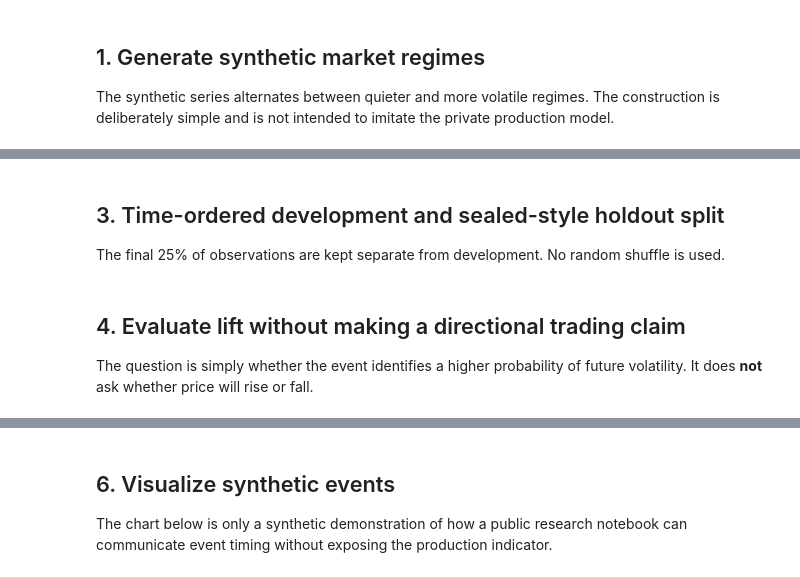
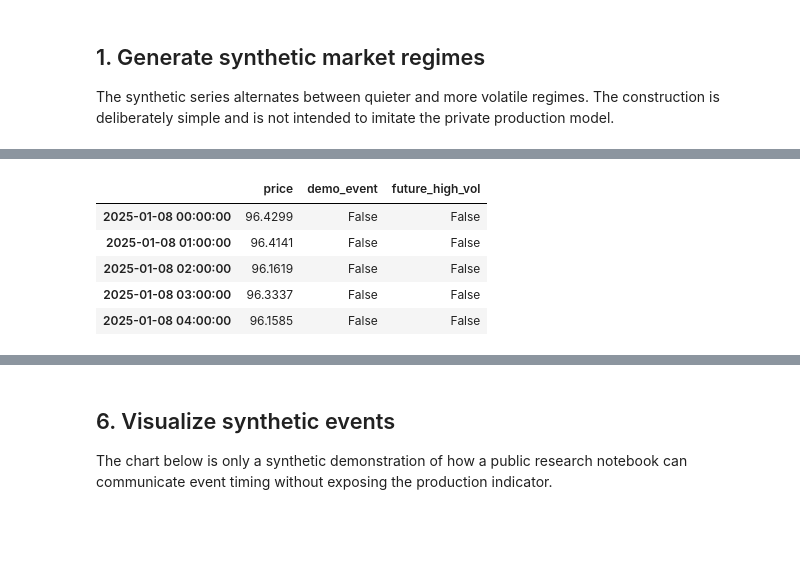
Before and after one commit to xiaoxinbuxin/WaveFilter-Research, a Jupyter notebook: notebooks/public_demo.ipynb, the cells around one changed output, grey strips where cells are left out. Saved outputs shown, nothing was run; the diff lists cells and outputs as text; code cells hidden in the pictures; blank space fills up the shorter version.

```diff
--- a/notebooks/public_demo.ipynb
+++ b/notebooks/public_demo.ipynb
@@ -55,47 +65,49 @@ Every threshold below is computed from information available **before** the curr
 # %%
 history = 168
+horizon = 6
 
 # Historical reference levels use only prior observations.
 prior_low_vol = (
-    df['abs_return']
-    .rolling(history, min_periods=history)
-    .quantile(0.35)
-    .shift(1)
+    df['abs_return'].rolling(history, min_periods=history).quantile(0.35).shift(1)
 )
+prior_high_move = (
+    df['abs_return'].rolling(history, min_periods=history).quantile(0.85).shift(1)
+)
+prior_short_vol = df['abs_return'].rolling(24, min_periods=24).mean().shift(1)
+feature_ready = pd.concat(
+    [prior_low_vol, prior_high_move, prior_short_vol], axis=1
+).notna().all(axis=1)
 
-prior_high_move = (
-    df['abs_return']
-    .rolling(history, min_periods=history)
-    .quantile(0.85)
-    .shift(1)
+# Illustrative event: a large current move after a relatively quiet background.
+# Nullable booleans distinguish an unavailable event from an observed non-event.
+df['demo_event'] = (
+    (prior_short_vol <= prior_low_vol * 1.35)
+    & (df['abs_return'] >= prior_high_move)
+).astype('boolean').where(feature_ready)
+
+future_abs = pd.concat(
+    [df['abs_return'].shift(-i) for i in range(1, horizon + 1)], axis=1
 )
+complete_future = future_abs.notna().all(axis=1)
+df['future_6bar_mean_abs_return'] = future_abs.mean(axis=1, skipna=False)
+df['label_end'] = pd.Series(df.index, index=df.index).shift(-horizon)
 
-prior_short_vol = df['abs_return'].rolling(24, min_periods=24).mean().shift(1)
+# Reference known at event time; future observations are evaluation targets only.
+future_vol_threshold = (
+    df['abs_return'].rolling(history, min_periods=history).quantile(0.70).shift(1)
+)
+df['label_valid'] = (
+    feature_ready & future_vol_threshold.notna() & complete_future
+)
+df['future_high_vol'] = (
+    df['future_6bar_mean_abs_return'] > future_vol_threshold
+).astype('boolean').where(df['label_valid'])
 
-# Generic demonstration event: a large current move after a relatively quiet background.
-df['demo_event'] = (
-    (prior_short_vol <= prior_low_vol * 1.35) &
-    (df['abs_return'] >= prior_high_move)
-)
-
-# A future 6-bar volatility label. This is an evaluation target, not an input.
-future_abs = pd.concat(
-    [df['abs_return'].shift(-i) for i in range(1, 7)],
-    axis=1,
-)
-df['future_6bar_mean_abs_return'] = future_abs.mean(axis=1)
-
-# Causal reference threshold known at event time.
-future_vol_threshold = (
-    df['abs_return']
-    .rolling(history, min_periods=history)
-    .quantile(0.70)
-    .shift(1)
-)
-df['future_high_vol'] = df['future_6bar_mean_abs_return'] > future_vol_threshold
-
-df[['price', 'demo_event', 'future_high_vol']].dropna().head()
+df.loc[df['label_valid'], ['price', 'demo_event', 'future_high_vol']].head()
+# %% [output]
+|  | price | demo_event | future_high_vol |
+| 2025-01-08 00:00:00 | 96.4299 | False | False |
+| 2025-01-08 01:00:00 | 96.4141 | False | False |
+| 2025-01-08 02:00:00 | 96.1619 | False | False |
+| 2025-01-08 03:00:00 | 96.3337 | False | False |
+| 2025-01-08 04:00:00 | 96.1585 | False | False |
-# %% [markdown]
-## 3. Time-ordered development and sealed-style holdout split
-
-The final 25% of observations are kept separate from development. No random shuffle is used.
@@ -111,4 +113,0 @@ print('Holdout:    ', holdout.index.min(), 'to', holdout.index.max(), len(holdou
-# %% [markdown]
-## 4. Evaluate lift without making a directional trading claim
-
-The question is simply whether the event identifies a higher probability of future volatility. It does **not** ask whether price will rise or fall.
```
Also changed, not shown: parts of 19 cells of this notebook, 15 other files.
